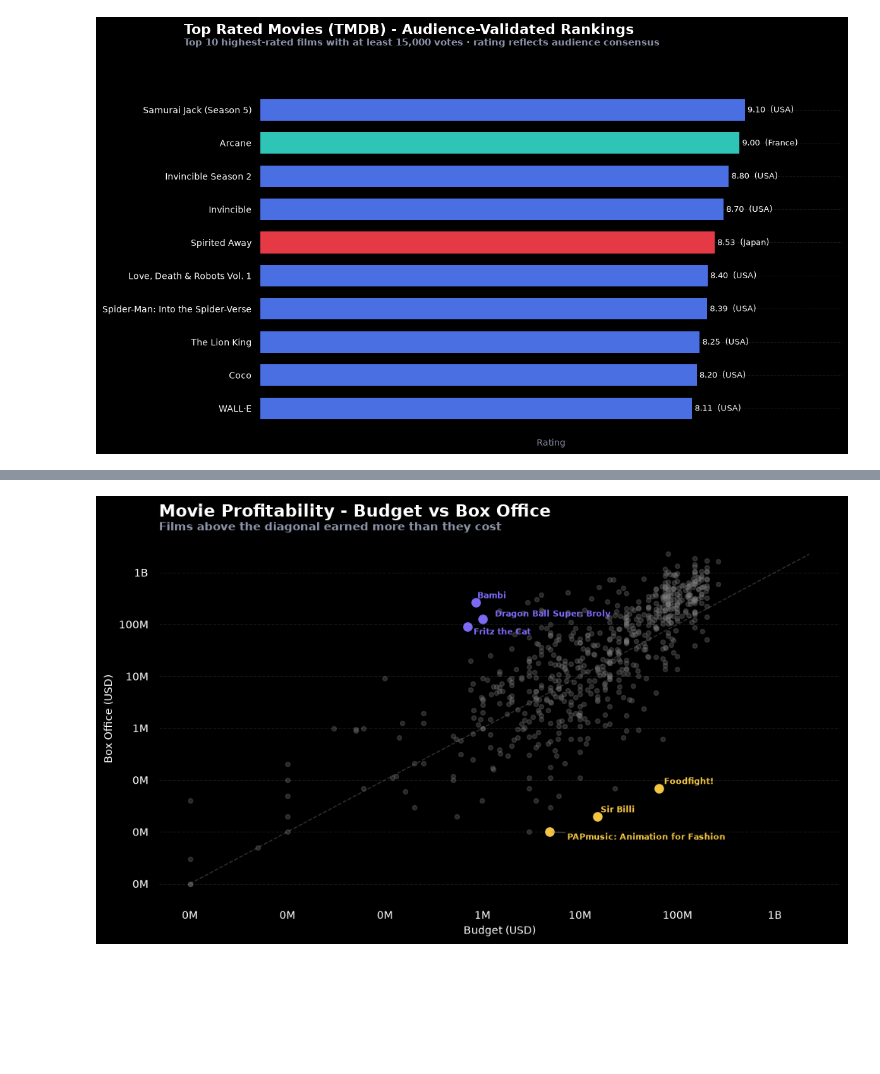
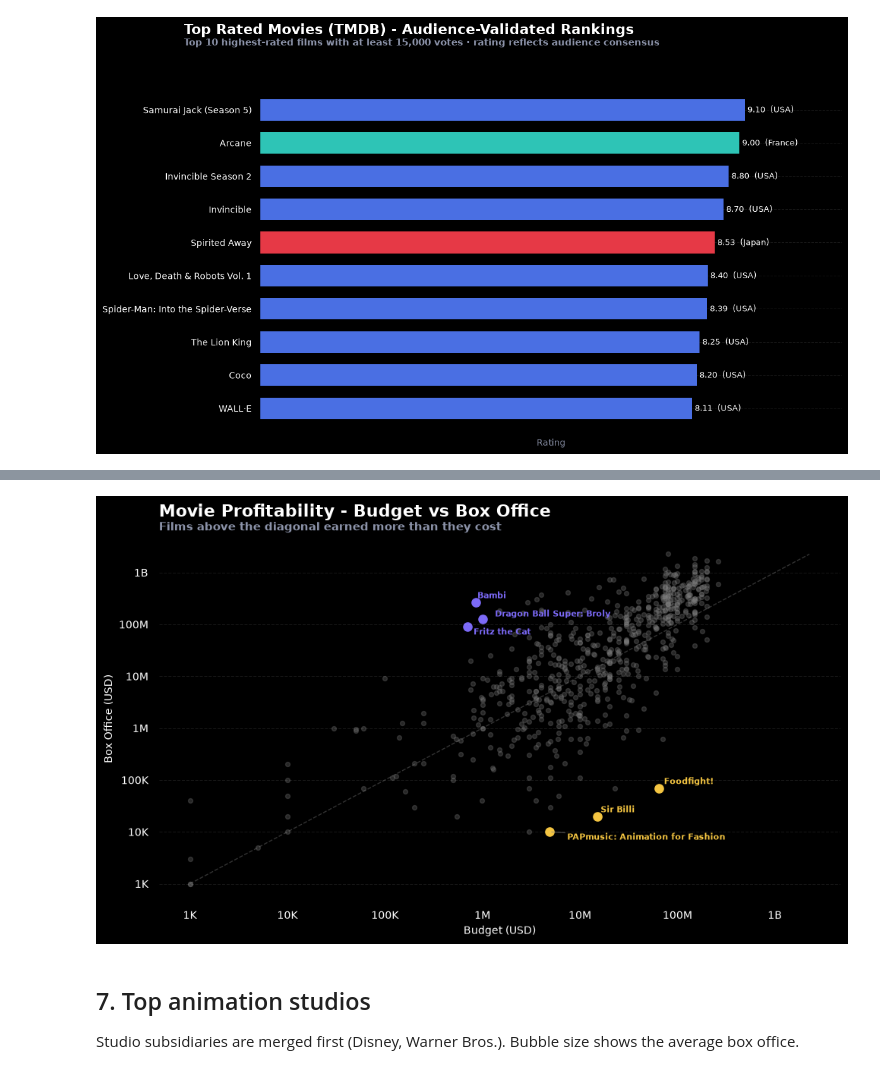
Before and after one commit to jadezrx/animation-movies-data-viz, a Jupyter notebook: dashboard_final.ipynb, the cells around one changed output, grey strips where cells are left out. Drawn from its saved outputs; the diff is of its cells as text; code cells hidden in the pictures; blank space fills up the shorter version.

```diff
--- a/dashboard_final.ipynb
+++ b/dashboard_final.ipynb
@@ -21,7 +44,6 @@ df = df.drop(columns=['Movie_ID',
                       'Is_TV_Compilation',
                       'MPAA_Rating',
                       'Data_Quality_Score',
-                      'Data_Quality_Score',
                       'Is_Adult_Content',
                       'Profitability_ROI',
                       'Poster_URL',
@@ -129,6 +146,4 @@ plt.show()
 # %%
-import matplotlib.pyplot as plt
-
 # group
 style_decade = df.groupby(['Decade', 'Animation_Style']).size().unstack(fill_value=0)
 
@@ -152,8 +167,6 @@ ax.set_xticklabels(style_decade.index)
 
 # ── IN-CHART LABELS ──────────────────────────────
 for i, col in enumerate(style_decade.columns):
-    y = style_decade[col].values
-
     x_pos = x[-1]
 
     y_stack = style_decade.iloc[-1, :i+1].sum()
@@ -188,8 +201,6 @@ plt.grid(axis='y', linestyle='--', alpha=0.1)
 
 plt.ylabel("Number of Movies")
 
-plt.legend(loc='upper left')
-
 ax.tick_params(axis='y', which='both', length=0, pad=10)
 ax.tick_params(axis='x', which='both', length=0, pad=10)
 
@@ -524,10 +431,4 @@ plt.show()
 # %%
-import matplotlib.pyplot as plt
-import matplotlib.ticker as mticker
-import numpy as np
-from adjustText import adjust_text
-import seaborn as sns
-
 df_budget = df[
     df['Budget_Million_USD'].notna() &
     df['Box_Office_Million_USD'].notna() &
@@ -563,7 +464,11 @@ ax.set_xscale('log')
 ax.set_yscale('log')
 
 def fmt(x, _):
-    return f"{int(x)}M" if x < 1000 else f"{int(x/1000)}B"
+    if x >= 1000:
+        return f"{x / 1000:g}B"
+    if x >= 1:
+        return f"{x:g}M"
+    return f"{x * 1000:g}K"
 
 ax.xaxis.set_major_formatter(mticker.FuncFormatter(fmt))
 ax.yaxis.set_major_formatter(mticker.FuncFormatter(fmt))
@@ -576,34 +481,38 @@ for _, row in flops.iterrows():
     texts.append(ax.text(row['Budget_Million_USD'], row['Box_Office_Million_USD'],
                          row['Movie_Name'], color=C4, fontsize=8, fontweight='bold'))
 
 adjust_text(texts, ax=ax, arrowprops=dict(arrowstyle='-', color='gray', alpha=0.5))
 
 plt.title("Movie Profitability - Budget vs Box Office",
           fontsize=16,
           weight="bold",
           loc="left",
           pad=20)
 
 plt.text(0, 1.02,
          "Films above the diagonal earned more than they cost",
          transform=ax.transAxes,
          weight="bold",
          fontsize=11,
          color=GRAY)
 
 ax.set_xlabel("Budget (USD)")
 ax.set_ylabel("Box Office (USD)")
 
 sns.despine(left=True, bottom=True)
 plt.grid(axis='y', linestyle='--', alpha=0.1)
 
 ax.tick_params(axis='y', which='both', length=0, pad=10)
 ax.tick_params(axis='x', which='both', length=0, pad=10)
 
 plt.tight_layout()
 plt.show()
 # %% [output]
-[figure, old version]
+[figure, new version]
+# %% [markdown]
+## 7. Top animation studios
+
+Studio subsidiaries are merged first (Disney, Warner Bros.). Bubble size shows the average box office.
 # %%
 df['Studio'] = df['Studio'].replace({
     'Disney Television Animation': 'The Walt Disney Company',
```
Also changed, not shown: parts of 19 cells of this notebook, 2 other files.
